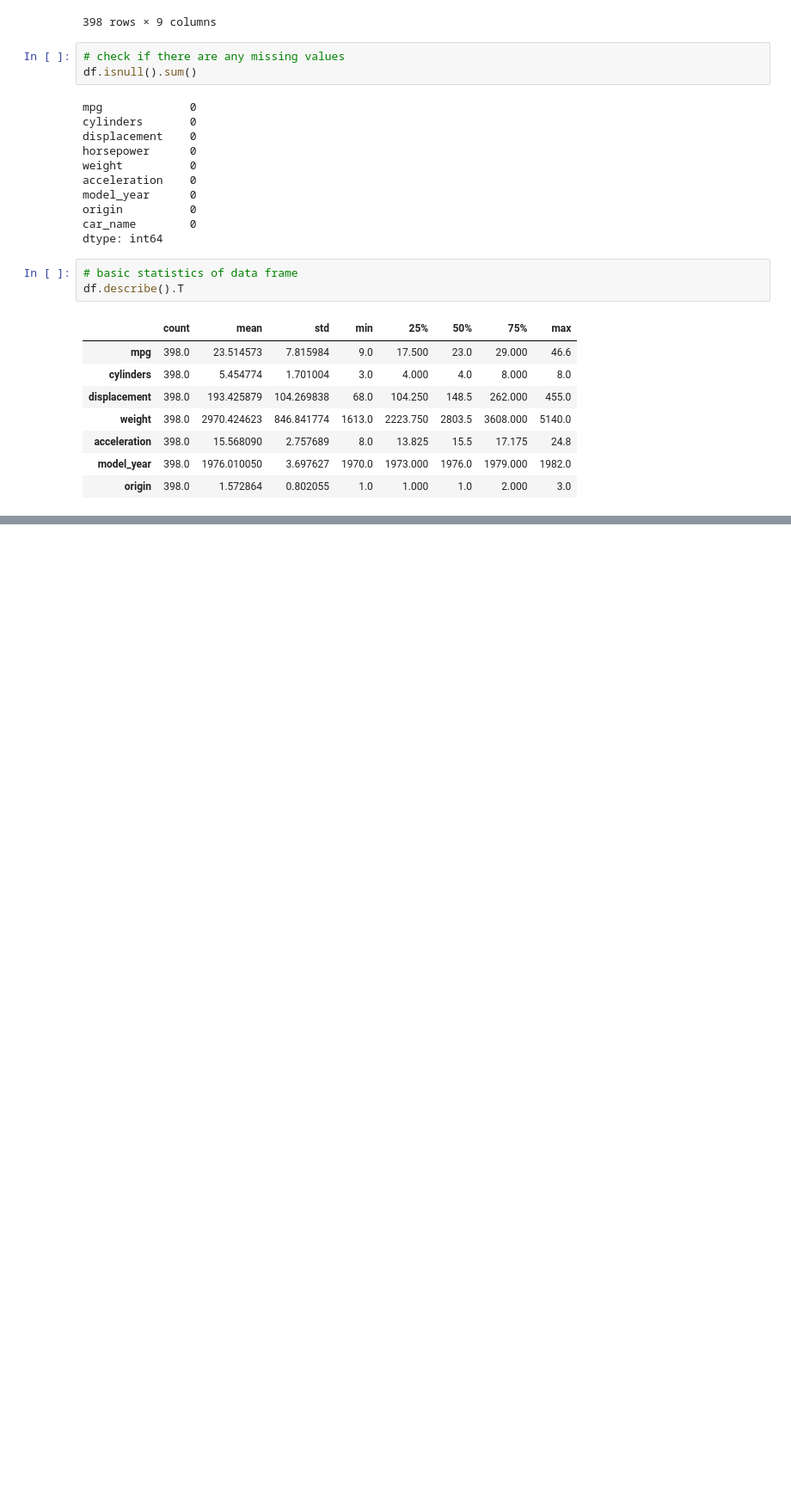
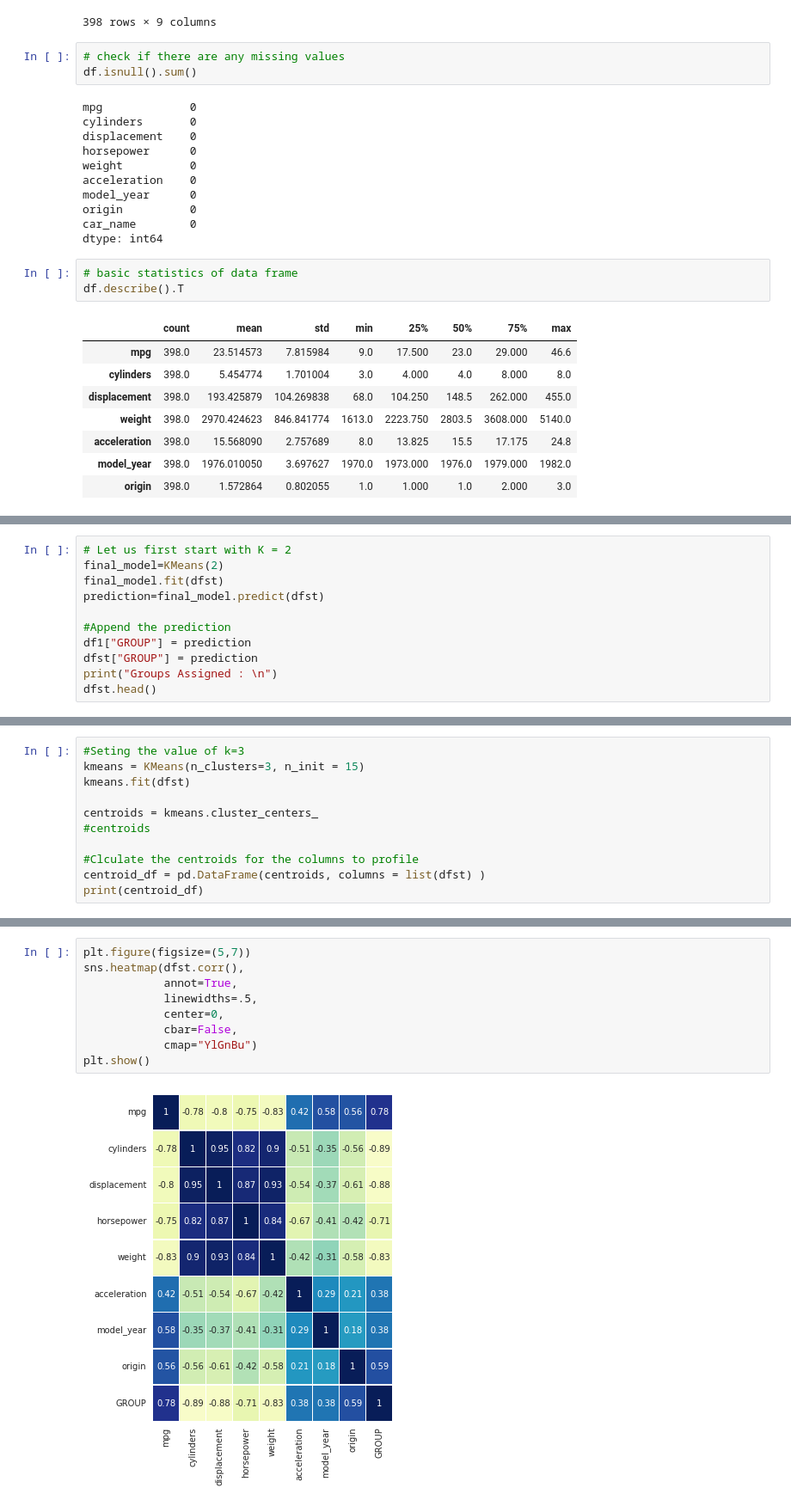
Before and after one commit to Barrok/auto-mpg, a Jupyter notebook: script.ipynb, the cells around one changed output, grey strips where cells are left out. Shown at 86% size. Cells and saved outputs as stored; diff of their text form; blank space fills up the shorter version.

```diff
--- a/script.ipynb
+++ b/script.ipynb
@@ -77,0 +152,11 @@ df.describe().T
+# %%
+# Let us first start with K = 2
+final_model=KMeans(2)
+final_model.fit(dfst)
+prediction=final_model.predict(dfst)
+
+#Append the prediction
+df1["GROUP"] = prediction
+dfst["GROUP"] = prediction
+print("Groups Assigned : \n")
+dfst.head()
@@ -77,0 +179,11 @@ df.describe().T
+# %%
+#Seting the value of k=3
+kmeans = KMeans(n_clusters=3, n_init = 15)
+kmeans.fit(dfst)
+
+centroids = kmeans.cluster_centers_
+#centroids
+
+#Clculate the centroids for the columns to profile
+centroid_df = pd.DataFrame(centroids, columns = list(dfst) )
+print(centroid_df)
@@ -77,0 +213,11 @@ df.describe().T
+# %%
+plt.figure(figsize=(5,7))
+sns.heatmap(dfst.corr(),
+            annot=True,
+            linewidths=.5,
+            center=0,
+            cbar=False,
+            cmap="YlGnBu")
+plt.show()
+# %% [output]
+[figure, added]
```
Also changed, not shown: parts of 14 cells of this notebook.
